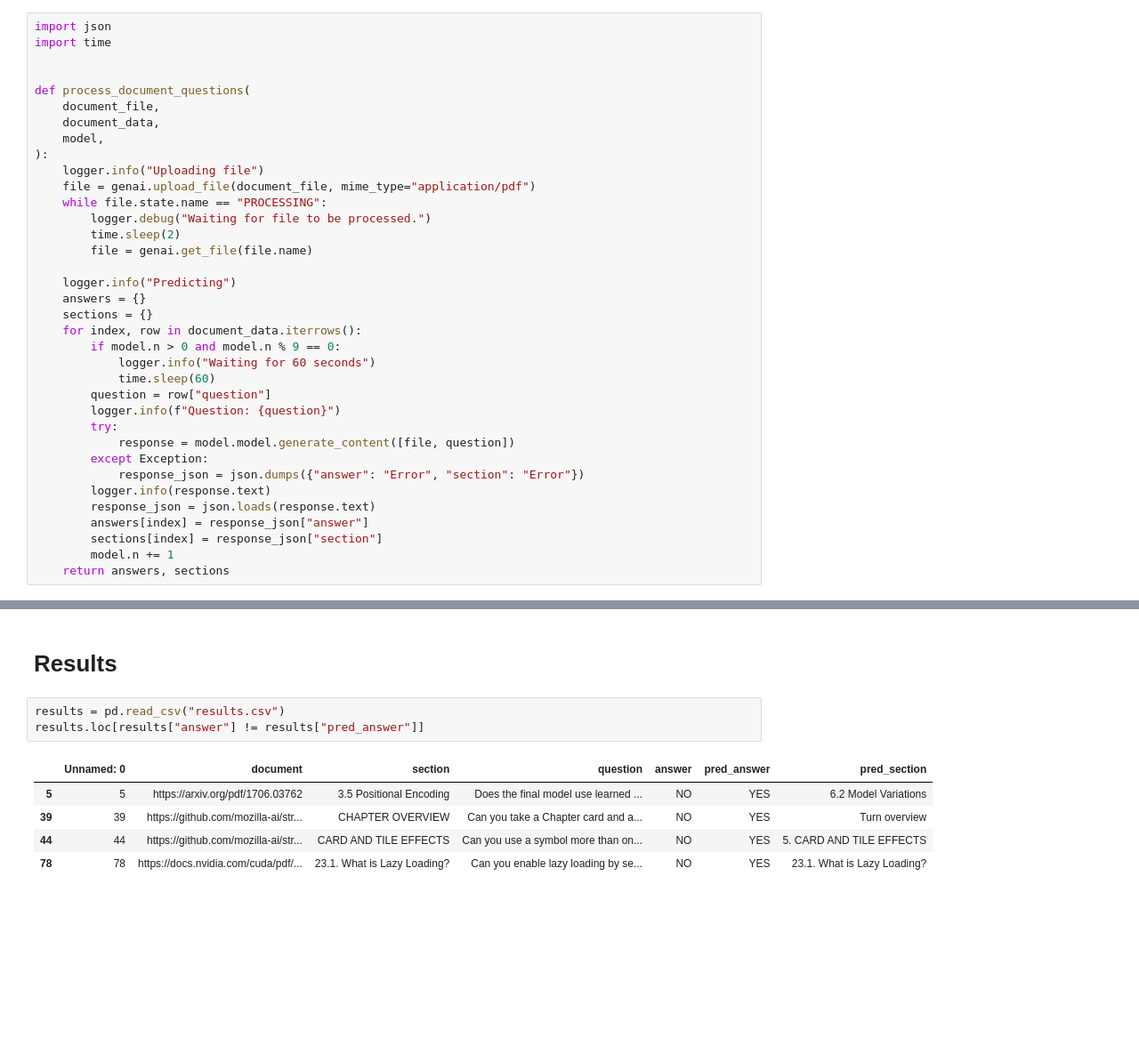
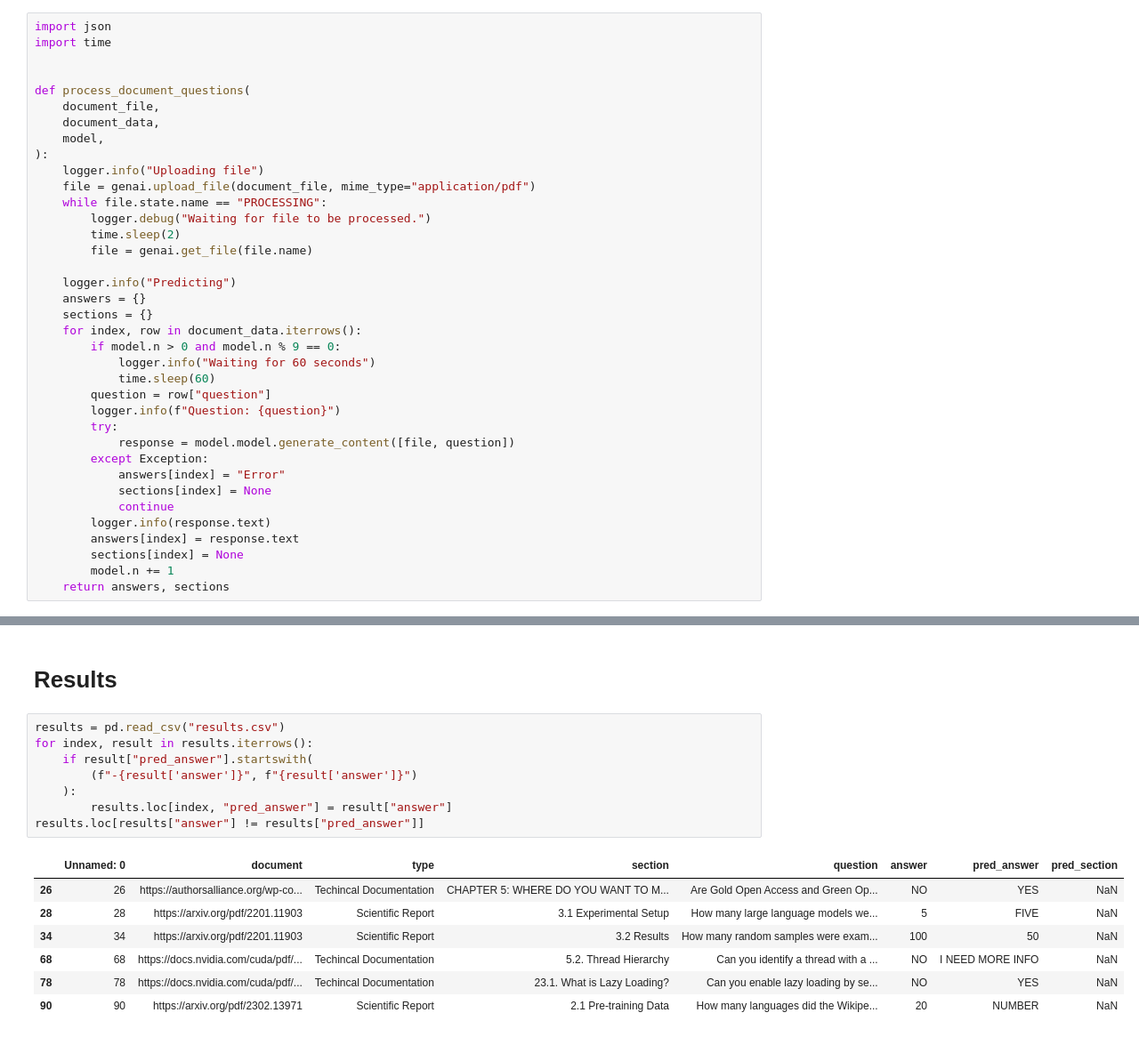
Before and after one commit to mozilla-ai/structured-qa, a Jupyter notebook: benchmark/gemini_full_context.ipynb, the cells around one changed output, grey strips where cells are left out. Shown at 89% size. Cells and saved outputs as stored; diff of their text form; blank space fills up the shorter version.

Commit message:
Update results with same prompts

```diff
--- a/benchmark/gemini_full_context.ipynb
+++ b/benchmark/gemini_full_context.ipynb
@@ -84,11 +84,12 @@ def process_document_questions(
         try:
             response = model.model.generate_content([file, question])
         except Exception:
-            response_json = json.dumps({"answer": "Error", "section": "Error"})
+            answers[index] = "Error"
+            sections[index] = None
+            continue
         logger.info(response.text)
-        response_json = json.loads(response.text)
-        answers[index] = response_json["answer"]
-        sections[index] = response_json["section"]
+        answers[index] = response.text
+        sections[index] = None
         model.n += 1
     return answers, sections
 # %% [markdown]
@@ -169,13 +170,20 @@ data.to_csv("results.csv")
 # Results
 # %%
 results = pd.read_csv("results.csv")
+for index, result in results.iterrows():
+    if result["pred_answer"].startswith(
+        (f"-{result['answer']}", f"{result['answer']}")
+    ):
+        results.loc[index, "pred_answer"] = result["answer"]
 results.loc[results["answer"] != results["pred_answer"]]
 # %% [output]
-|  | Unnamed: 0 | document | section | question | answer | pred_answer | pred_section |
-| 5 | 5 | https://arxiv.org/pdf/1706.03762 | 3.5 Positional Encoding | Does the final model use learned ... | NO | YES | 6.2 Model Variations |
-| 39 | 39 | https://github.com/mozilla-ai/str... | CHAPTER OVERVIEW | Can you take a Chapter card and a... | NO | YES | Turn overview |
-| 44 | 44 | https://github.com/mozilla-ai/str... | CARD AND TILE EFFECTS | Can you use a symbol more than on... | NO | YES | 5. CARD AND TILE EFFECTS |
-| 78 | 78 | https://docs.nvidia.com/cuda/pdf/... | 23.1. What is Lazy Loading? | Can you enable lazy loading by se... | NO | YES | 23.1. What is Lazy Loading? |
+|  | Unnamed: 0 | document | type | section | question | answer | pred_answer | pred_section |
+| 26 | 26 | https://authorsalliance.org/wp-co... | Techincal Documentation | CHAPTER 5: WHERE DO YOU WANT TO M... | Are Gold Open Access and Green Op... | NO | YES | NaN |
+| 28 | 28 | https://arxiv.org/pdf/2201.11903 | Scientific Report | 3.1 Experimental Setup | How many large language models we... | 5 | FIVE | NaN |
+| 34 | 34 | https://arxiv.org/pdf/2201.11903 | Scientific Report | 3.2 Results | How many random samples were exam... | 100 | 50 | NaN |
+| 68 | 68 | https://docs.nvidia.com/cuda/pdf/... | Techincal Documentation | 5.2. Thread Hierarchy | Can you identify a thread with a ... | NO | I NEED MORE INFO | NaN |
+| 78 | 78 | https://docs.nvidia.com/cuda/pdf/... | Techincal Documentation | 23.1. What is Lazy Loading? | Can you enable lazy loading by se... | NO | YES | NaN |
+| 90 | 90 | https://arxiv.org/pdf/2302.13971 | Scientific Report | 2.1 Pre-training Data | How many languages did the Wikipe... | 20 | NUMBER | NaN |
 # %%
 accuracy = sum(results["answer"] == results["pred_answer"]) / len(results)
 accuracy
```
Also changed, not shown: parts of 4 cells of this notebook, 1 other file.
